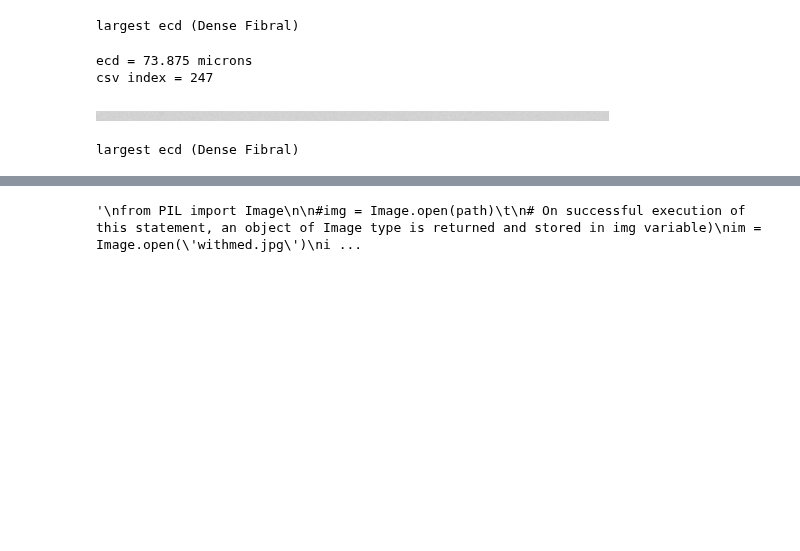
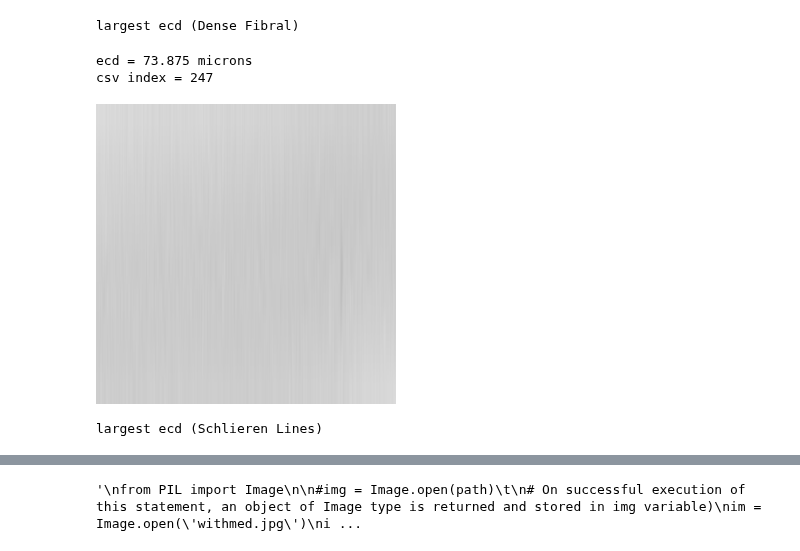
Before and after one commit to Scottholman33/KBI, a Jupyter notebook: KBI_Python_Start.ipynb, the cells around one changed output, grey strips where cells are left out. Saved outputs shown, nothing was run; the diff lists cells and outputs as text; code cells hidden in the pictures; blank space fills up the shorter version.

```diff
--- a/KBI_Python_Start.ipynb
+++ b/KBI_Python_Start.ipynb
@@ -440,32 +440,33 @@ largest ecd (Dense Fibral)
 # %%
 #largest ecd Schlieren lines
 
 max_ecd=np.max(schlieren["ecd_um"])
 print("ecd =",max_ecd,"microns")
 idx=np.where((df["ecd_um"]==max_ecd) & (df["type"].str.startswith("schlieren")) & (df["type"].str.endswith("lines")))
 idx_arr=idx[0]
 index=idx_arr[0]
 print("csv index =",index+1)
 
 row=df.iloc[index] #pull out entire row at index with largest ecd
 #print(row)
 
 ecd=df.iloc[index]['ecd_um']
 #print("ecd =",ecd)
 
 
 xL=df.iloc[index]['x_left']
 xR=df.iloc[index]['x_right']
 yT=df.iloc[index]['y_top']
 yB=df.iloc[index]['y_bottom']
 
-img=Image.open("07_Vial3_Dense_Fibral_00111.jpg")
+img=Image.open("25_Shlieren_Lines_Image_00046.jpg")
 img2=img.crop((xL,yT,xR,yB))
+img2=img2.resize((300,300))
 display(img2)
 
-print("largest ecd (Dense Fibral)")
+print("largest ecd (Schlieren Lines)")
 # %% [output]
 ecd = 73.875 microns
 csv index = 247
-[figure, old version]
+[figure, new version]
-largest ecd (Dense Fibral)
+largest ecd (Schlieren Lines)
```
Also changed, not shown: parts of 2 cells of this notebook.
